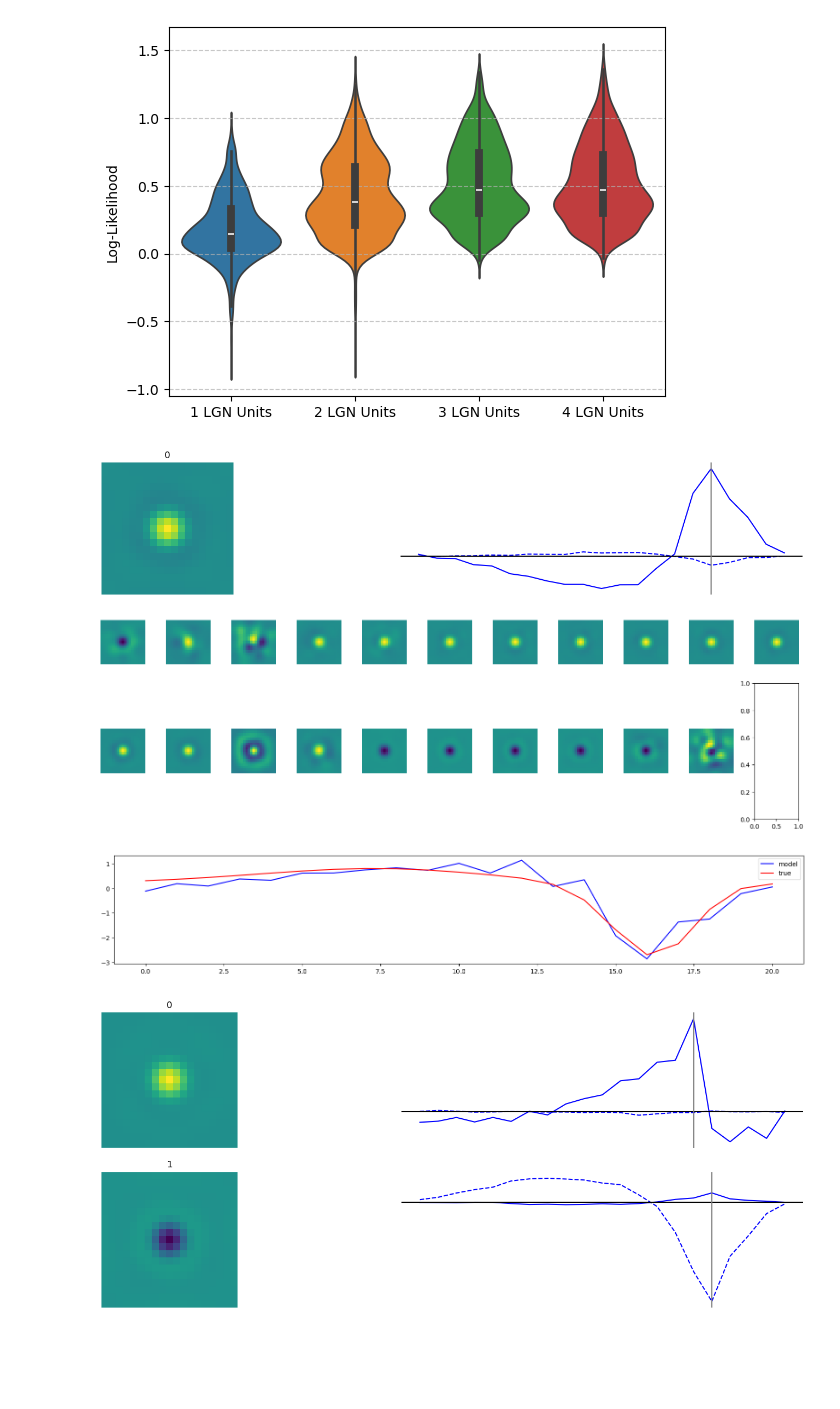
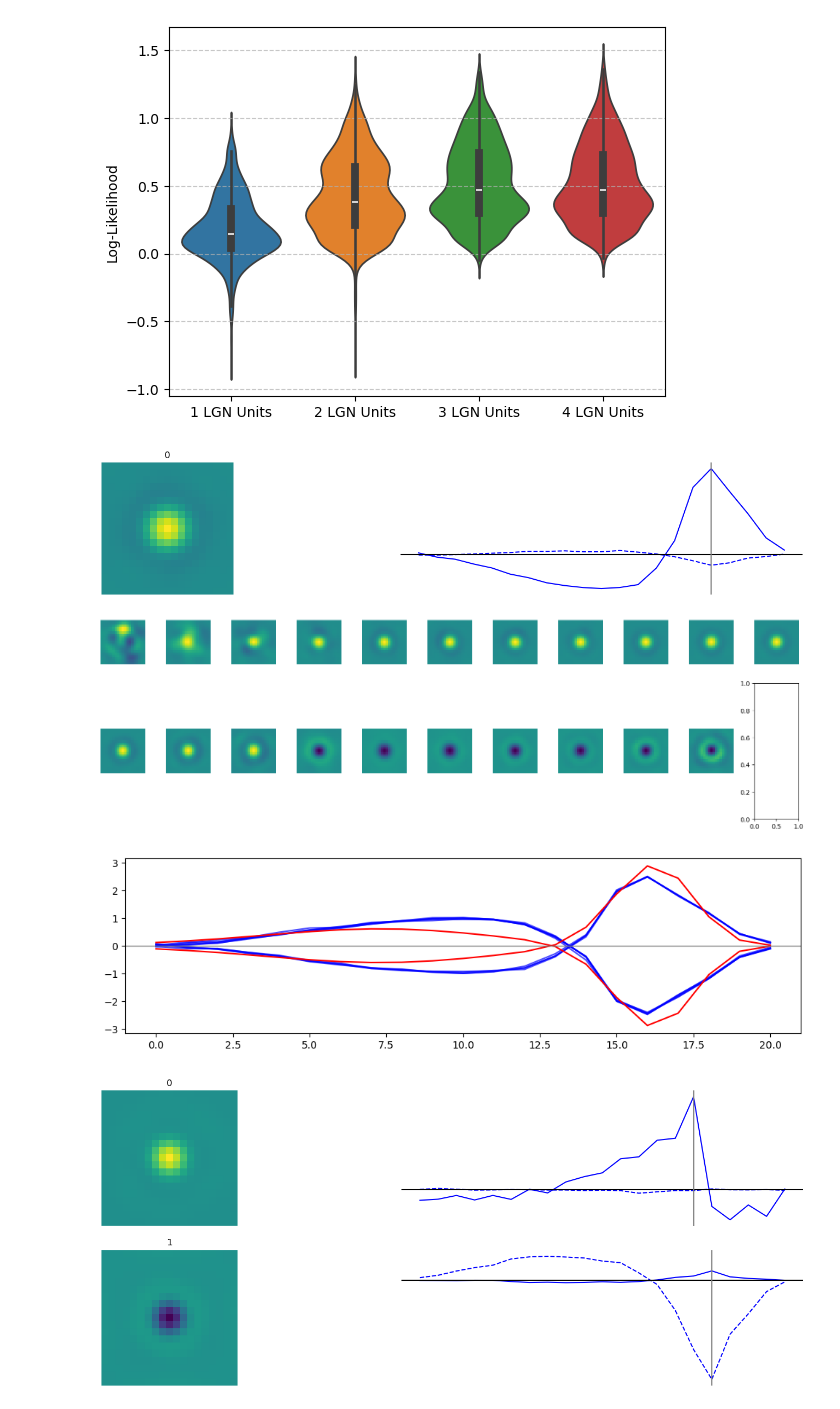
Before and after one commit to IsabelF98/Cloud_SynthData_Proj, a Jupyter notebook: LGN_units.ipynb, the cells around one changed output. Cells and saved outputs as stored; diff of their text form; code cells hidden in the pictures; blank space fills up the shorter version.

```diff
--- a/LGN_units.ipynb
+++ b/LGN_units.ipynb
@@ -223,7 +242,7 @@ for i in range(len(num_LGN_units)):
         cnn.fit(data, **adam_pars, verbose=False)
         end = time.time()
 
-        #cnn.save_model('models/LGN_testing_model_'+str(num_LGN_units[i])+'_units_high_temp_res.ndn')
+        cnn.save_model('models/LGN_testing_model_'+str(num_LGN_units[i])+'_units_'+str(k)+'_double_temp_res.ndn')
 
         LL_dict[str(num_LGN_units[i])+' LGN Units'] = cnn.eval_models(data, data_inds=data.val_blks, device=device, batch_size=3, null_adjusted=True)
 
@@ -237,0 +297,9 @@ dict_keys(['1 LGN Units'])
+# %%
+models = []
+for k in range(9):
+    models.append(NDN.load_model('models/LGN_testing_model_1_units_'+str(k)+'_double_temp_res.ndn'))
+# %%
+LL_dict = {}
+for k in range(9):
+    cnn = models[k]
+    LL_dict['1 LGN Unit Model '+str(k)] = cnn.eval_models(data, data_inds=data.val_blks, device=device, batch_size=1, null_adjusted=True)
@@ -250,12 +320,12 @@ plt.ylabel('Log-Likelihood')
 Text(0, 0.5, 'Log-Likelihood')
 [figure]
 # %%
-cnn = models['1 LGN Units 0']
+cnn = models[1]
 cnn.plot_filters()
 # %% [output]
-[figure, old version]
+[figure, new version]
 # %%
-cnn = models['1 LGN Units 0']
+cnn = models[0]
 filters = cnn.get_weights(ffnet_target=0,layer_target=0)
 ss(2,11)
 for i in range(21):
@@ -265,18 +335,21 @@ for i in range(21):
 plt.tight_layout()
 plt.show()
 # %% [output]
-[figure, old version]
+[figure, new version]
 # %%
-cnn = models['1 LGN Units 0']
-filters = cnn.get_weights(ffnet_target=0,layer_target=0)
-pred_temp = filters[fws[0]//2-1,fws[0]//2-1,:,:]
-ss()
-plt.plot((pred_temp-np.mean(pred_temp))/np.std(pred_temp), label='model', color='blue')
-plt.plot(-1*(true_temp[::-1]-np.mean(true_temp))/np.std(true_temp),label='true',color='red')
-plt.legend()
+fws = [19,19,5,5]
+subplot_setup(1, 1, row_height=3, fig_width=10)
+for k in range(9):
+    cnn = models[k]
+    filters = cnn.get_weights(ffnet_target=0,layer_target=0)
+    pred_temp = filters[fws[0]//2-1,fws[0]//2-1,:,:]
+    plt.plot(pred_temp/np.std(pred_temp), color='blue', alpha=0.7)
+plt.plot(-1*true_temp[::-1]/np.std(true_temp), color='red')
+plt.plot(true_temp[::-1]/np.std(true_temp),color='red')
+plt.axhline(y=0, color='gray', lw=1)
 plt.show()
 # %% [output]
-[figure, old version]
+[figure, new version]
 # %%
 cnn = models['2 LGN Units 0']
 cnn.plot_filters()
```
Also changed, not shown: parts of 5 cells of this notebook, 2 other files.
